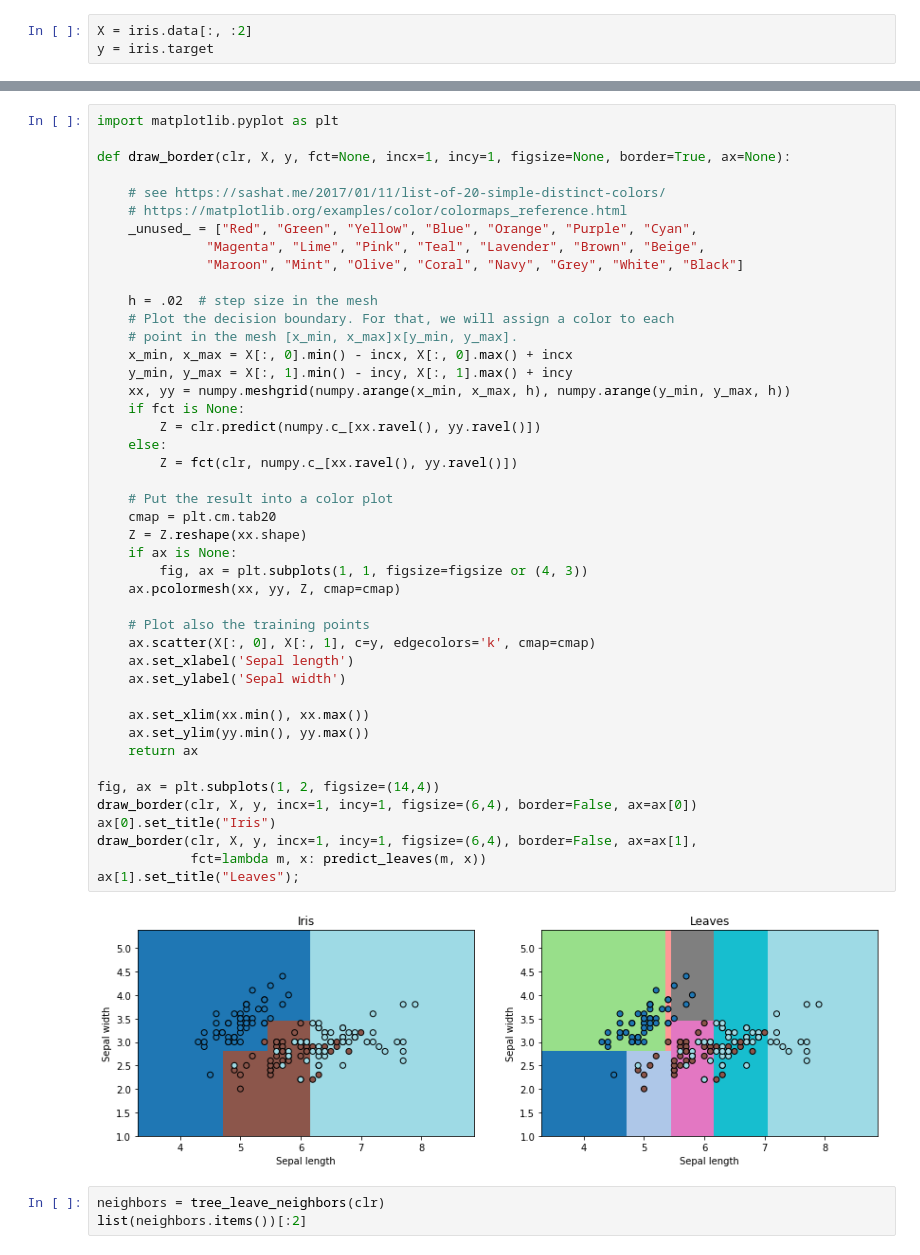
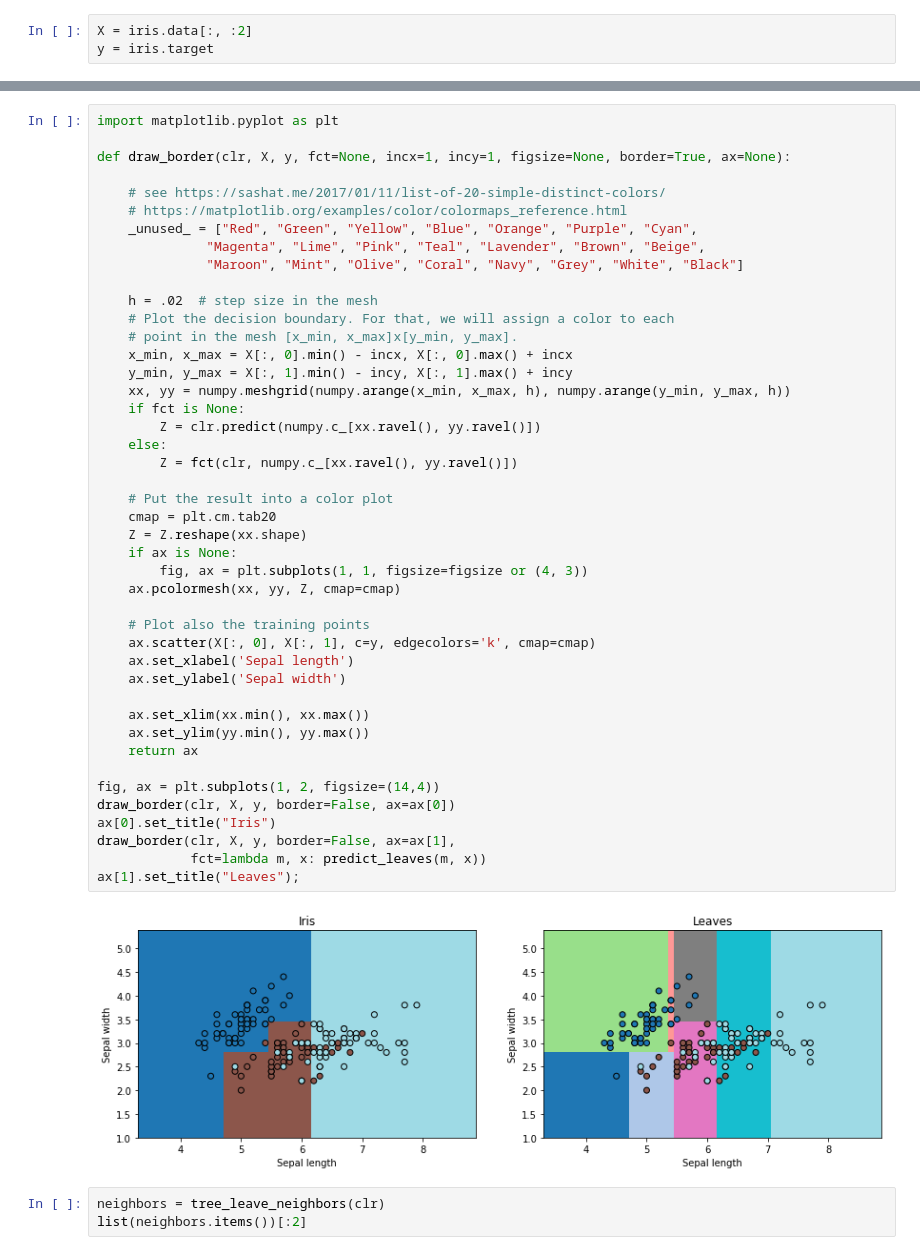
Before and after one commit to sdpython/mlinsights, a Jupyter notebook: _doc/notebooks/tree/leave_neighbors.ipynb, the cells around one changed output, grey strips where cells are left out. Cells and saved outputs as stored; diff of their text form.

```diff
--- a/_doc/notebooks/tree/leave_neighbors.ipynb
+++ b/_doc/notebooks/tree/leave_neighbors.ipynb
@@ -123,36 +123,36 @@ def draw_border(clr, X, y, fct=None, incx=1, incy=1, figsize=None, border=True,
     # point in the mesh [x_min, x_max]x[y_min, y_max].
     x_min, x_max = X[:, 0].min() - incx, X[:, 0].max() + incx
     y_min, y_max = X[:, 1].min() - incy, X[:, 1].max() + incy
     xx, yy = numpy.meshgrid(numpy.arange(x_min, x_max, h), numpy.arange(y_min, y_max, h))
     if fct is None:
         Z = clr.predict(numpy.c_[xx.ravel(), yy.ravel()])
     else:
         Z = fct(clr, numpy.c_[xx.ravel(), yy.ravel()])
 
     # Put the result into a color plot
     cmap = plt.cm.tab20
     Z = Z.reshape(xx.shape)
     if ax is None:
         fig, ax = plt.subplots(1, 1, figsize=figsize or (4, 3))
     ax.pcolormesh(xx, yy, Z, cmap=cmap)
 
     # Plot also the training points
     ax.scatter(X[:, 0], X[:, 1], c=y, edgecolors='k', cmap=cmap)
     ax.set_xlabel('Sepal length')
     ax.set_ylabel('Sepal width')
 
     ax.set_xlim(xx.min(), xx.max())
     ax.set_ylim(yy.min(), yy.max())
     return ax
 
 fig, ax = plt.subplots(1, 2, figsize=(14,4))
-draw_border(clr, X, y, incx=1, incy=1, figsize=(6,4), border=False, ax=ax[0])
+draw_border(clr, X, y, border=False, ax=ax[0])
 ax[0].set_title("Iris")
-draw_border(clr, X, y, incx=1, incy=1, figsize=(6,4), border=False, ax=ax[1],
+draw_border(clr, X, y, border=False, ax=ax[1],
             fct=lambda m, x: predict_leaves(m, x))
 ax[1].set_title("Leaves");
 # %% [output]
-[figure, old version]
+[figure, new version]
 # %%
 neighbors = tree_leave_neighbors(clr)
 list(neighbors.items())[:2]
```
Also changed, not shown: parts of 6 cells of this notebook, 4 other files.
